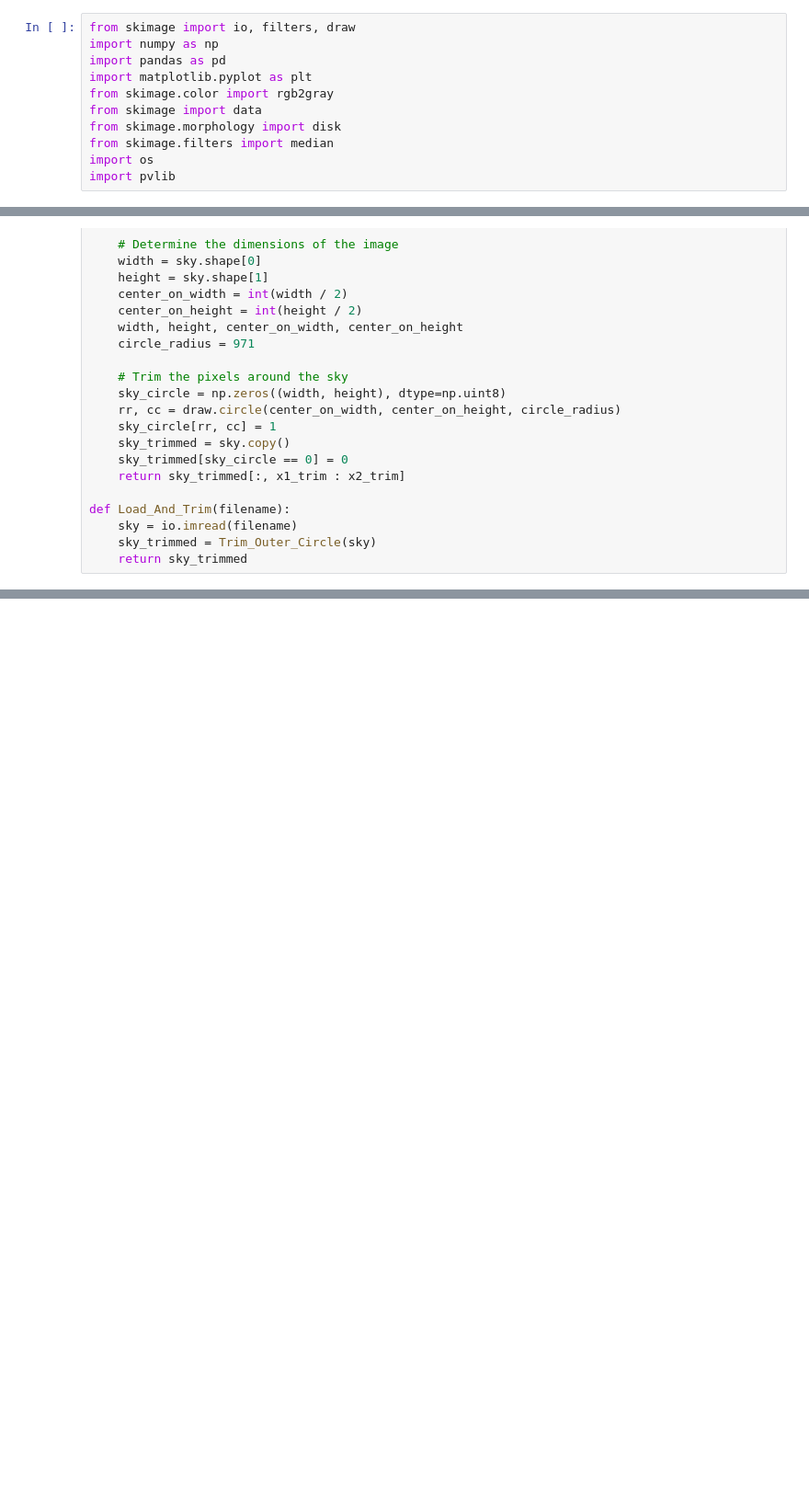
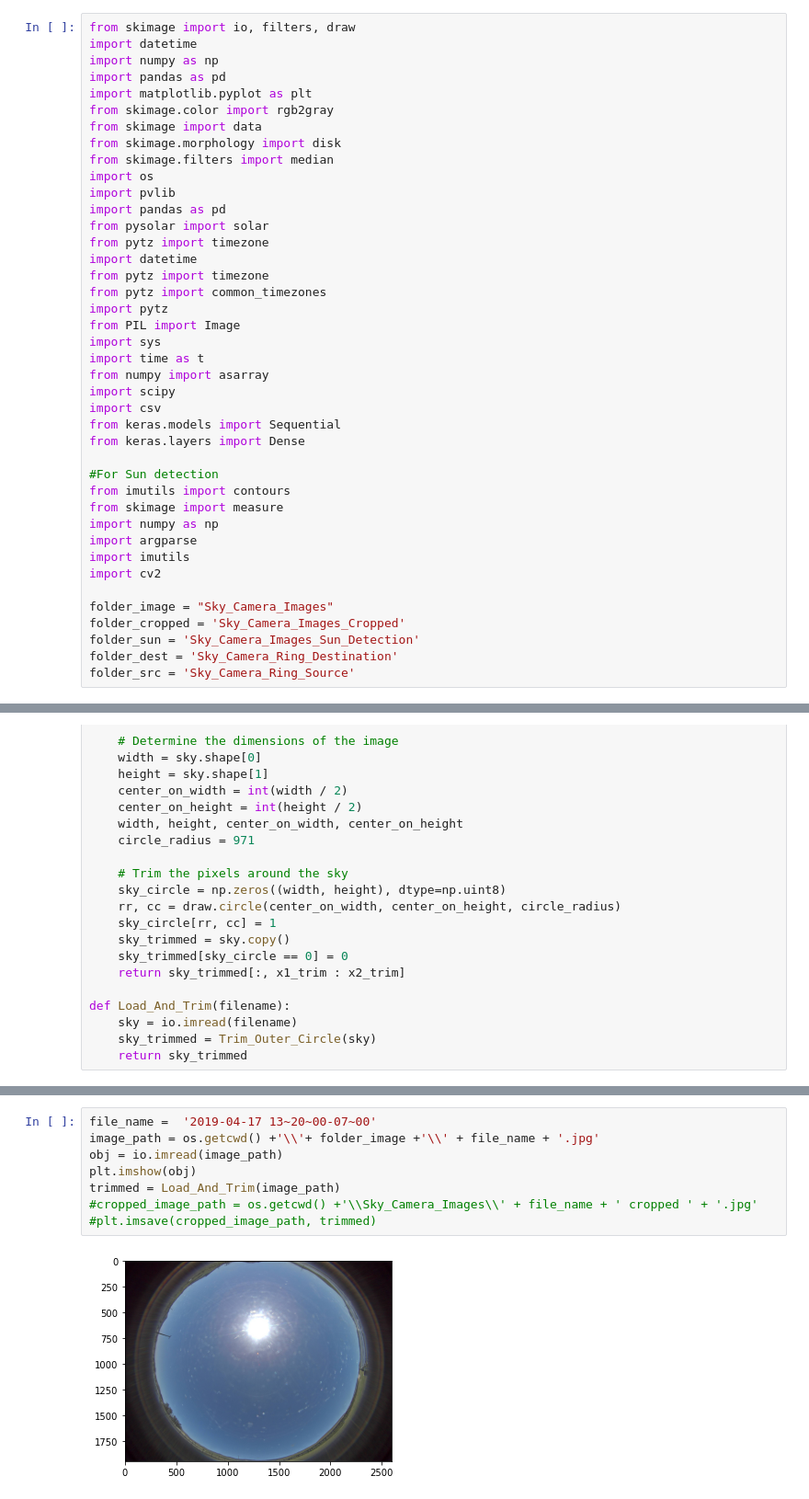
Before and after one commit to msdeshmukh/Cloud-Prediction, a Jupyter notebook: Haze_Ratio-Trimming.ipynb, the cells around one changed output, grey strips where cells are left out. Shown at 92% size. Drawn from its saved outputs; the diff is of its cells as text; blank space fills up the shorter version.

```diff
--- a/Haze_Ratio-Trimming.ipynb
+++ b/Haze_Ratio-Trimming.ipynb
@@ -4,6 +4,7 @@ import warnings
 warnings.filterwarnings('ignore')
 # %%
 from skimage import io, filters, draw
+import datetime
 import numpy as np
 import pandas as pd
 import matplotlib.pyplot as plt
@@ -13,4 +14,33 @@ from skimage.morphology import disk
 from skimage.filters import median
 import os
 import pvlib
+import pandas as pd
+from pysolar import solar
+from pytz import timezone
+import datetime
+from pytz import timezone
+from pytz import common_timezones
+import pytz
+from PIL import Image
+import sys
+import time as t
+from numpy import asarray
+import scipy
+import csv
+from keras.models import Sequential
+from keras.layers import Dense
+
+#For Sun detection
+from imutils import contours
+from skimage import measure
+import numpy as np
+import argparse
+import imutils
+import cv2
+
+folder_image = "Sky_Camera_Images"
+folder_cropped = 'Sky_Camera_Images_Cropped'
+folder_sun = 'Sky_Camera_Images_Sun_Detection'
+folder_dest = 'Sky_Camera_Ring_Destination'
+folder_src = 'Sky_Camera_Ring_Source'
 # %% [output]
@@ -57,0 +370,10 @@ plt.imshow(trimmed)
+# %%
+file_name =  '2019-04-17 13~20~00-07~00'
+image_path = os.getcwd() +'\\'+ folder_image +'\\' + file_name + '.jpg'
+obj = io.imread(image_path)
+plt.imshow(obj)
+trimmed = Load_And_Trim(image_path)
+#cropped_image_path = os.getcwd() +'\\Sky_Camera_Images\\' + file_name + ' cropped ' + '.jpg'
+#plt.imsave(cropped_image_path, trimmed)
+# %% [output]
+[figure, added]
```
Also changed, not shown: parts of 19 cells of this notebook.
